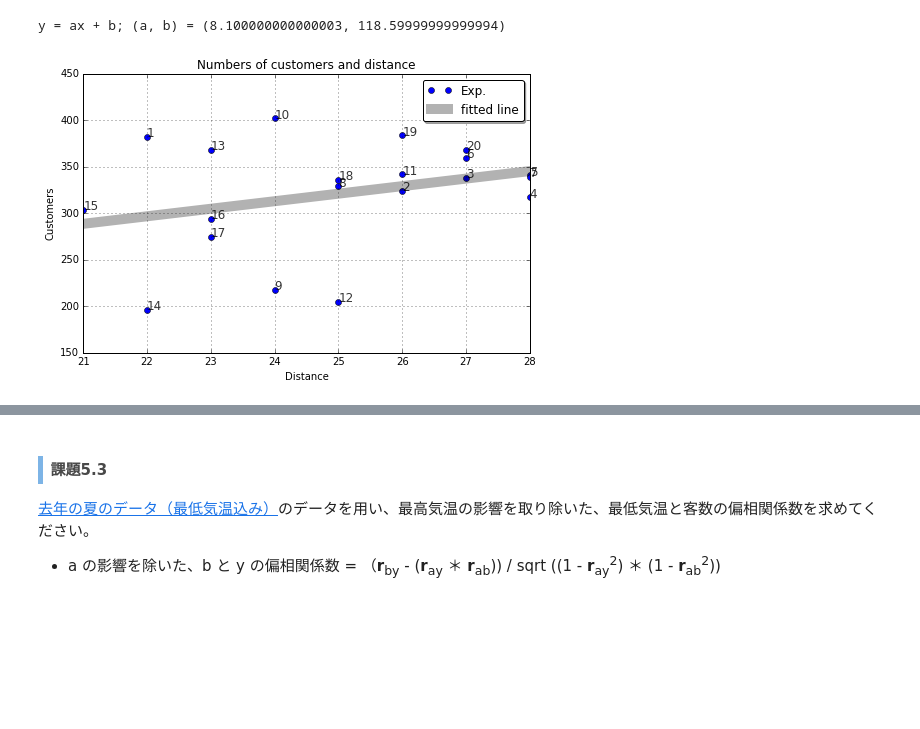
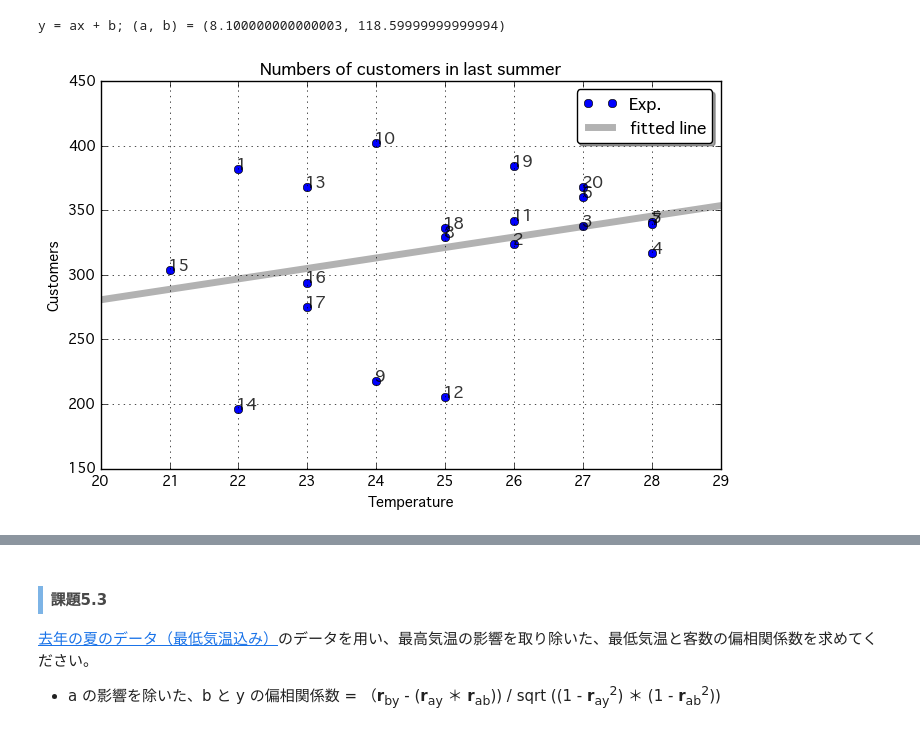
Before and after one commit to maskot1977/Statistics2017, a Jupyter notebook: i5a.ipynb, the cells around one changed output, grey strips where cells are left out. Saved outputs shown, nothing was run; the diff lists cells and outputs as text; code cells hidden in the pictures; blank space fills up the shorter version.

```diff
--- a/i5a.ipynb
+++ b/i5a.ipynb
@@ -112,5 +112,5 @@ def f(x):
     return a * x + b
 # %%
 # 回帰直線を描くための準備
-test_x = [min(col2) - 1, max(col2) + 1]
+test_x = [min(col3) - 1, max(col3) + 1]
 fitted_y = [f(test_x[0]), f(test_x[1])]
@@ -117,18 +120,18 @@ fitted_y = [f(test_x[0]), f(test_x[1])]
 # %%
 # 散布図と回帰直線を描く。
 plt.figure(figsize=(8,5))
-plt.plot(col2,col3,'bo', label='Exp.')
+plt.plot(col3,col4,'bo', label='Exp.')
 plt.plot(test_x,fitted_y,'k-', label='fitted line', linewidth=5, alpha=0.3)
 plt.title("Numbers of customers in last summer")
 plt.xlabel("Temperature")
 plt.ylabel("Customers")
 plt.legend(loc='best',fancybox=True, shadow=True)
 plt.grid(True)
-for day, x, y in zip(col1, col2, col3):
+for day, x, y in zip(col1, col3, col4):
     plt.text(x, y, day, alpha=0.8, size=12)
 plt.show()
 # %% [output]
-[figure, old version]
+[figure, new version]
 # %% [markdown]
 <P class="speech">───ふう、やっと計算が終わった。相関係数は、0.302 だった。これは有意な相関なのかな？　サンプル数が20のときの、5%有意水準の限界値は、0.444だから、0.302だと有意な相関とはいえないわね。</P>
 <P class="photo">→<a href="IceCreamStatistics03.ipynb" target="_blank">無相関検定を思い出そう</a>（3章）</P>
```
Also changed, not shown: parts of 1 cell of this notebook, 1 other file.
